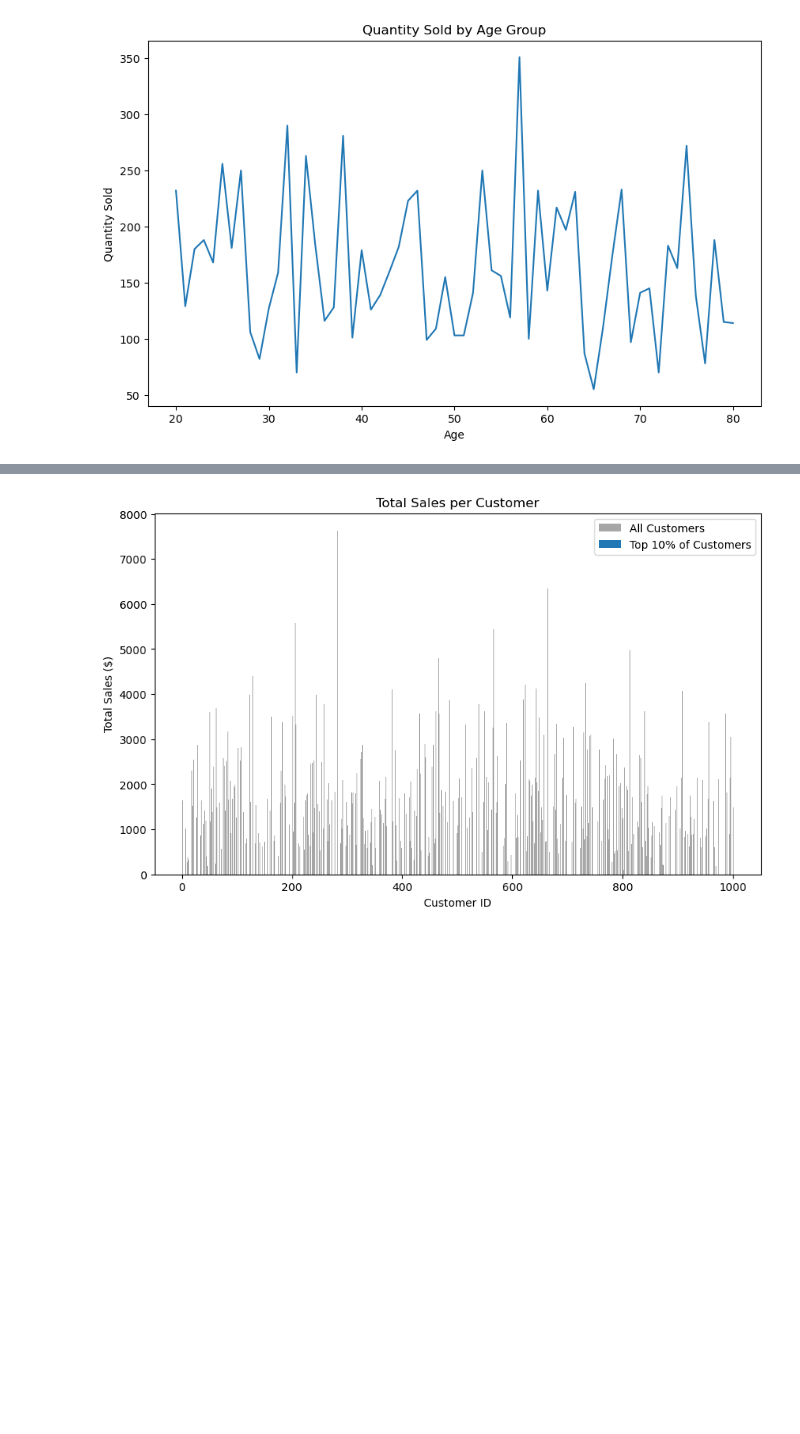
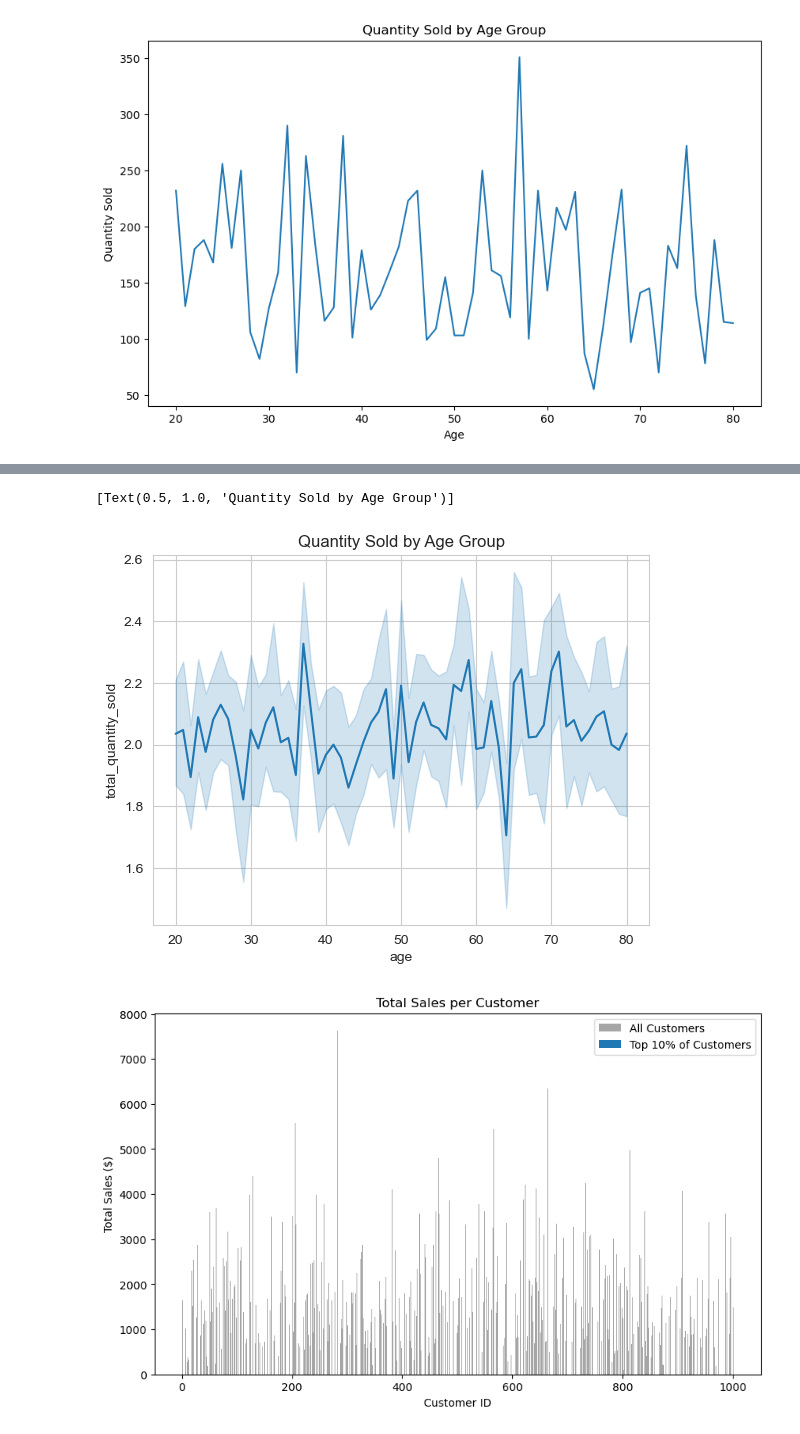
Before and after one commit to azeledon/Final_Project_Group2, a Jupyter notebook: Python/sales_analysis.ipynb, the cells around one changed output, grey strips where cells are left out. Drawn from its saved outputs; the diff is of its cells as text; code cells hidden in the pictures; blank space fills up the shorter version.

```diff
--- a/Python/sales_analysis.ipynb
+++ b/Python/sales_analysis.ipynb
@@ -377,3 +543,8 @@ sns.lineplot(x='age', y='total_quantity_sold', data=sales_demographic)
+# %%
+sns.lineplot(x='age', y='total_quantity_sold', data=sales_demographic).set(title='Quantity Sold by Age Group')
+# %% [output]
+[Text(0.5, 1.0, 'Quantity Sold by Age Group')]
+[figure, added]
 # %%
 # Calculate the total sales per customer
 customer_sales = sales_data.groupby('customer_id').sum()['total_price'].reset_index()
```
Also changed, not shown: parts of 14 cells of this notebook, 1 other file.
